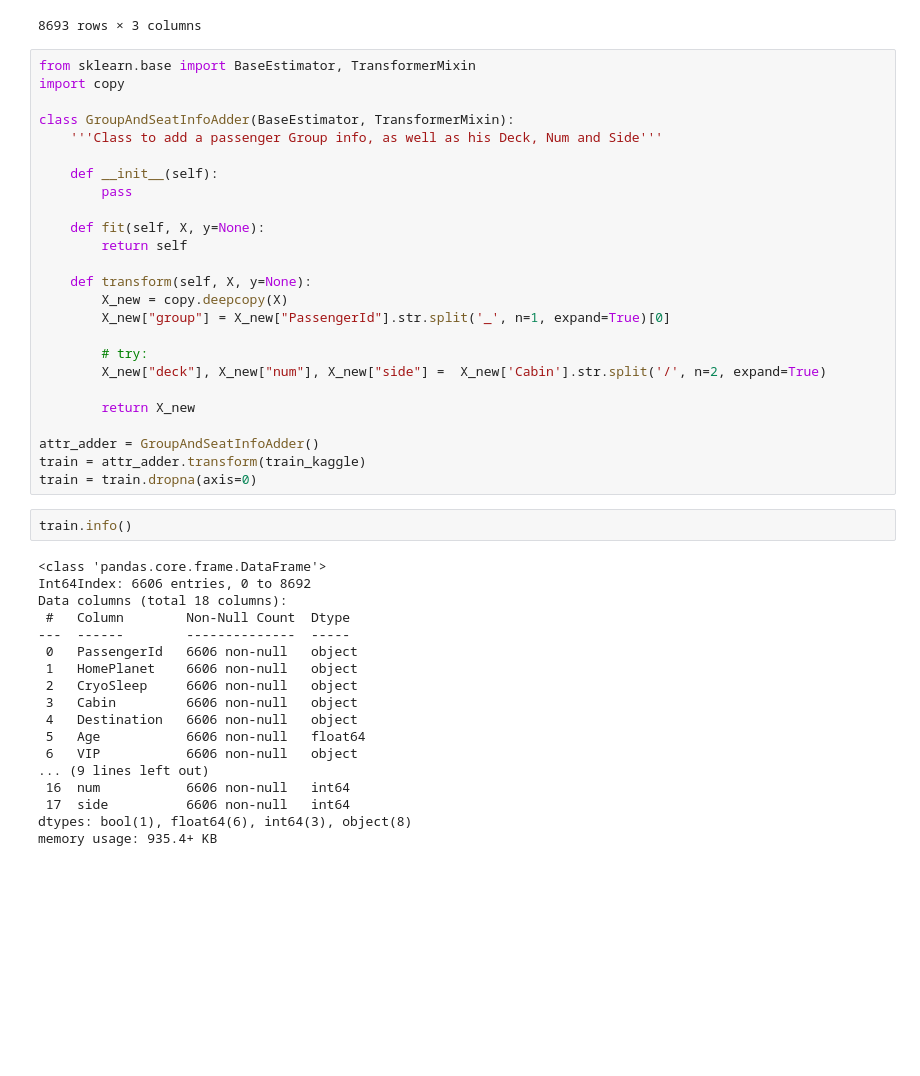
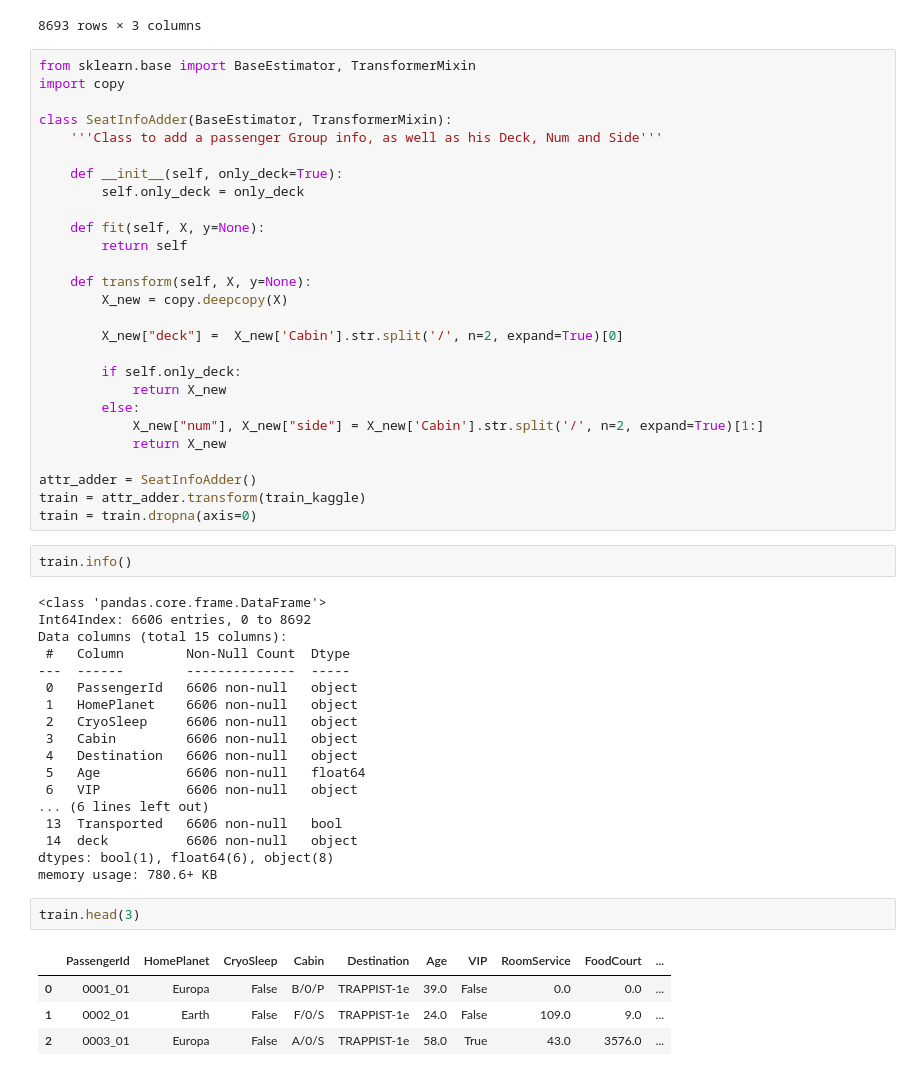
Before and after one commit to maciejolszanski/ML_basics, a Jupyter notebook: 07_Spaceship_titanic.ipynb, the cells around one changed output. Cells and saved outputs as stored; diff of their text form; blank space fills up the shorter version.

```diff
--- a/07_Spaceship_titanic.ipynb
+++ b/07_Spaceship_titanic.ipynb
@@ -178,25 +180,27 @@ train_kaggle['Cabin'].str.split('/', 2, expand=True)
 from sklearn.base import BaseEstimator, TransformerMixin
 import copy
 
-class GroupAndSeatInfoAdder(BaseEstimator, TransformerMixin):
+class SeatInfoAdder(BaseEstimator, TransformerMixin):
     '''Class to add a passenger Group info, as well as his Deck, Num and Side'''
 
-    def __init__(self):
-        pass
+    def __init__(self, only_deck=True):
+        self.only_deck = only_deck
 
     def fit(self, X, y=None):
         return self
 
     def transform(self, X, y=None):
         X_new = copy.deepcopy(X)
-        X_new["group"] = X_new["PassengerId"].str.split('_', n=1, expand=True)[0]
 
-        # try:
-        X_new["deck"], X_new["num"], X_new["side"] =  X_new['Cabin'].str.split('/', n=2, expand=True)
+        X_new["deck"] =  X_new['Cabin'].str.split('/', n=2, expand=True)[0]
 
-        return X_new
+        if self.only_deck:
+            return X_new
+        else:
+            X_new["num"], X_new["side"] = X_new['Cabin'].str.split('/', n=2, expand=True)[1:]
+            return X_new
 
-attr_adder = GroupAndSeatInfoAdder()
+attr_adder = SeatInfoAdder()
 train = attr_adder.transform(train_kaggle)
 train = train.dropna(axis=0)
 # %%
@@ -204,7 +208,7 @@ train.info()
 # %% [output]
 <class 'pandas.core.frame.DataFrame'>
 Int64Index: 6606 entries, 0 to 8692
-Data columns (total 18 columns):
+Data columns (total 15 columns):
  #   Column        Non-Null Count  Dtype
 ---  ------        --------------  -----
  0   PassengerId   6606 non-null   object
@@ -214,11 +218,18 @@ Data columns (total 18 columns):
  4   Destination   6606 non-null   object
  5   Age           6606 non-null   float64
  6   VIP           6606 non-null   object
-... (9 lines left out)
- 16  num           6606 non-null   int64
- 17  side          6606 non-null   int64
-dtypes: bool(1), float64(6), int64(3), object(8)
-memory usage: 935.4+ KB
+... (6 lines left out)
+ 13  Transported   6606 non-null   bool
+ 14  deck          6606 non-null   object
+dtypes: bool(1), float64(6), object(8)
+memory usage: 780.6+ KB
+# %%
+train.head(3)
+# %% [output]
+|  | PassengerId | HomePlanet | CryoSleep | Cabin | Destination | Age | VIP | RoomService | FoodCourt | ... |
+| 0 | 0001_01 | Europa | False | B/0/P | TRAPPIST-1e | 39.0 | False | 0.0 | 0.0 | ... |
+| 1 | 0002_01 | Earth | False | F/0/S | TRAPPIST-1e | 24.0 | False | 109.0 | 9.0 | ... |
+| 2 | 0003_01 | Europa | False | A/0/S | TRAPPIST-1e | 58.0 | True | 43.0 | 3576.0 | ... |
 # %%
 corr = train.corr()
 corr['Transported'].sort_values(ascending=False)
```
Also changed, not shown: parts of 6 cells of this notebook.
